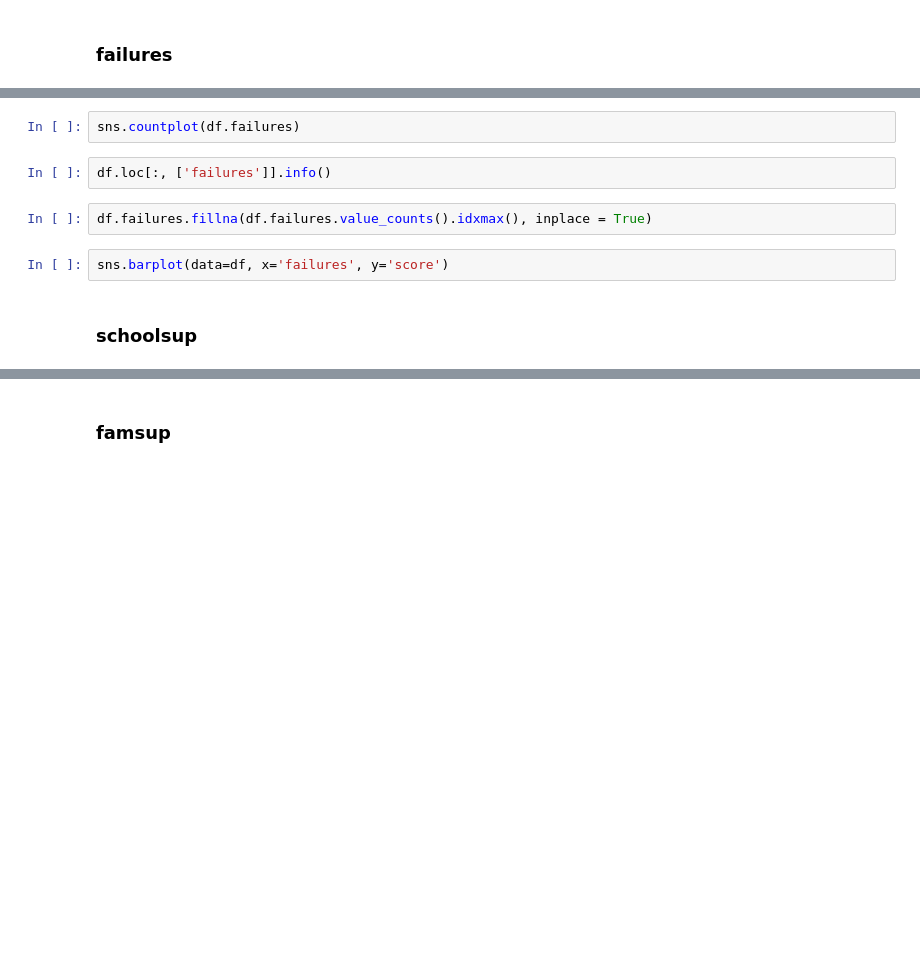
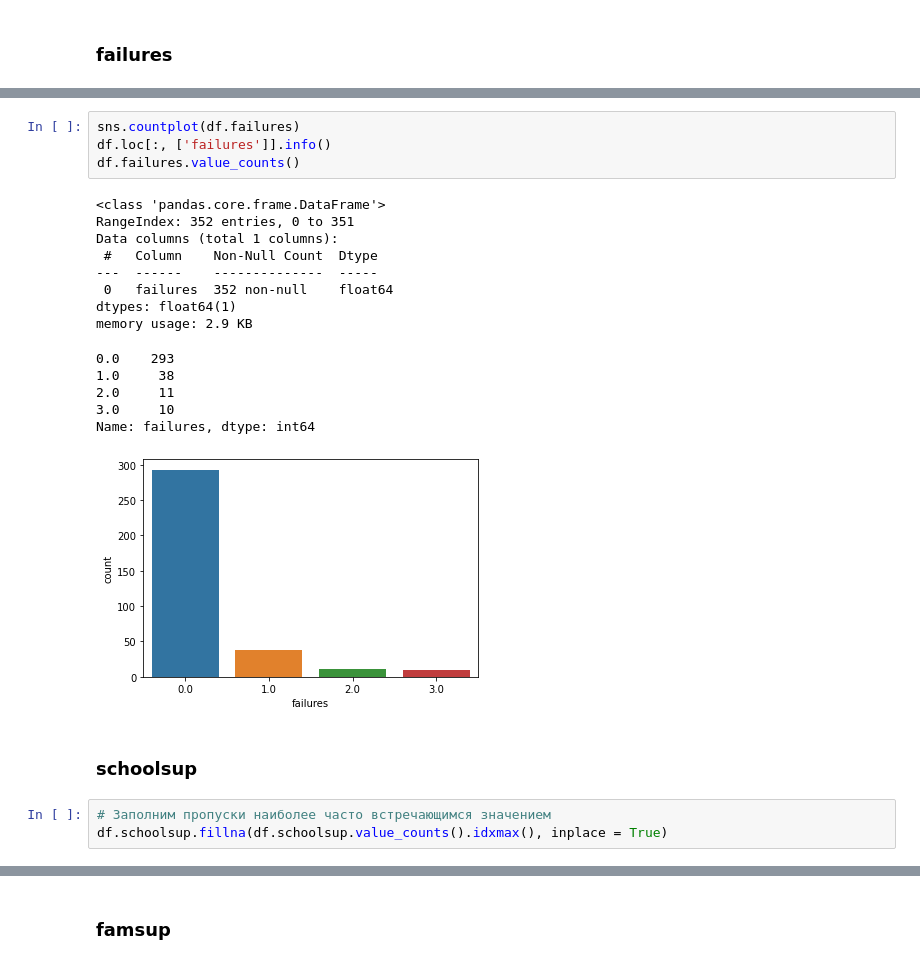
Before and after one commit to Golovolastik/skillfactory_rds, a Jupyter notebook: module_2/stud_math.ipynb, the cells around one changed output, grey strips where cells are left out. Saved outputs shown, nothing was run; the diff lists cells and outputs as text; blank space fills up the shorter version.

```diff
--- a/module_2/stud_math.ipynb
+++ b/module_2/stud_math.ipynb
@@ -380,12 +406,26 @@ sns.barplot(data=df, x='studytime', y='score')
 # %%
 sns.countplot(df.failures)
+df.loc[:, ['failures']].info()
+df.failures.value_counts()
+# %% [output]
+<class 'pandas.core.frame.DataFrame'>
+RangeIndex: 352 entries, 0 to 351
+Data columns (total 1 columns):
+ #   Column    Non-Null Count  Dtype
+---  ------    --------------  -----
+ 0   failures  352 non-null    float64
+dtypes: float64(1)
+memory usage: 2.9 KB
+0.0    293
+1.0     38
+2.0     11
+3.0     10
+Name: failures, dtype: int64
+[figure, added]
-# %%
-df.loc[:, ['failures']].info()
-# %%
-df.failures.fillna(df.failures.value_counts().idxmax(), inplace = True)
-# %%
-sns.barplot(data=df, x='failures', y='score')
 # %% [markdown]
 ### schoolsup
+# %%
+# Заполним пропуски наиболее часто встречающимся значением
+df.schoolsup.fillna(df.schoolsup.value_counts().idxmax(), inplace = True)
 # %%
 sns.countplot(df.schoolsup)
```
Also changed, not shown: parts of 106 cells of this notebook.
